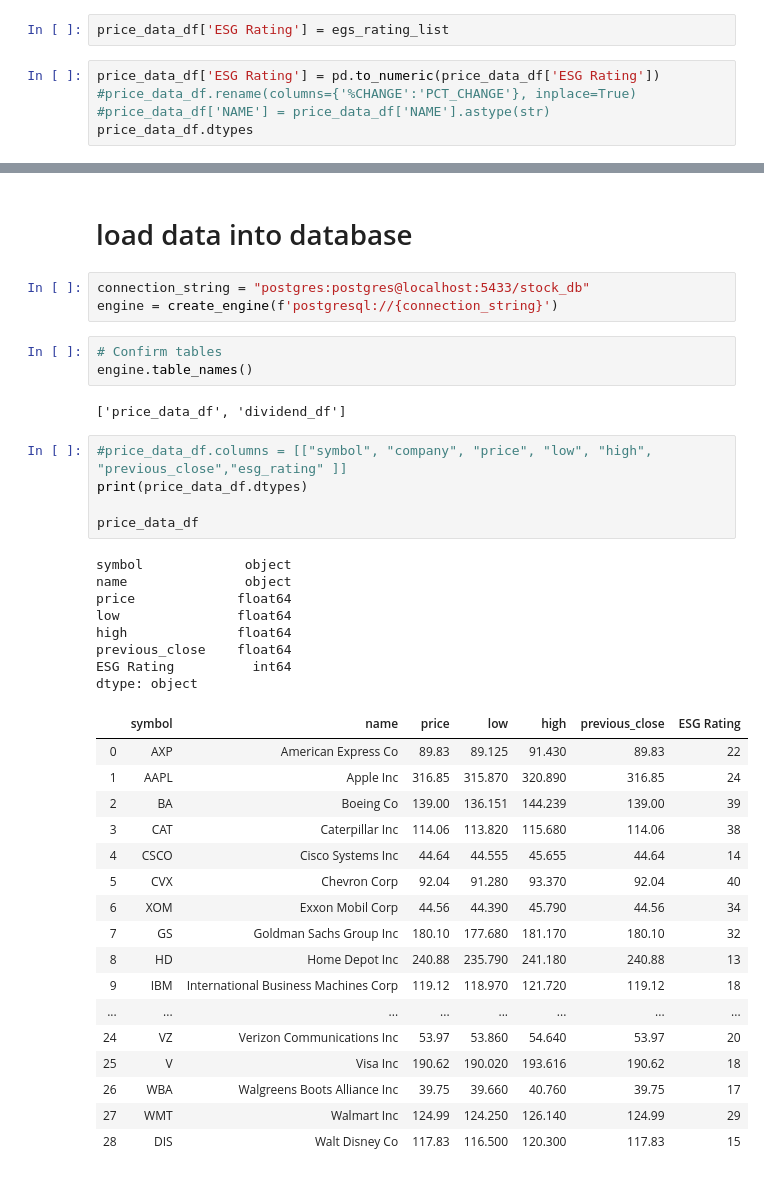
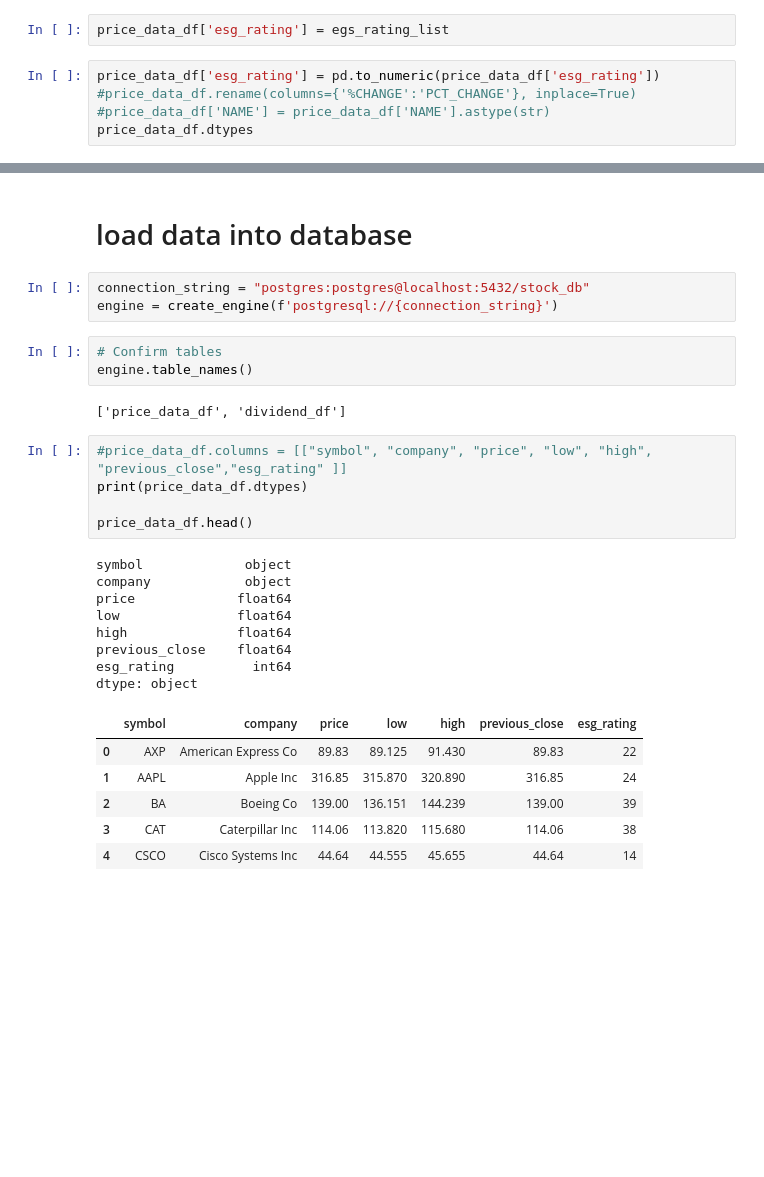
Before and after one commit to zhaoyun95/etl-of-dow-30-stocks-data, a Jupyter notebook: etl-project.ipynb, the cells around one changed output, grey strips where cells are left out. Saved outputs shown, nothing was run; the diff lists cells and outputs as text; blank space fills up the shorter version.

```diff
--- a/etl-project.ipynb
+++ b/etl-project.ipynb
@@ -184,9 +187,9 @@ egs_rating_list
  '29',
  '15']
 # %%
-price_data_df['ESG Rating'] = egs_rating_list
+price_data_df['esg_rating'] = egs_rating_list
 # %%
-price_data_df['ESG Rating'] = pd.to_numeric(price_data_df['ESG Rating'])
+price_data_df['esg_rating'] = pd.to_numeric(price_data_df['esg_rating'])
 #price_data_df.rename(columns={'%CHANGE':'PCT_CHANGE'}, inplace=True)
 #price_data_df['NAME'] = price_data_df['NAME'].astype(str)
 price_data_df.dtypes
@@ -222,7 +225,7 @@ price_data_df
 # %% [markdown]
 # load data into database
 # %%
-connection_string = "postgres:postgres@localhost:5433/stock_db"
+connection_string = "postgres:postgres@localhost:5432/stock_db"
 engine = create_engine(f'postgresql://{connection_string}')
 # %%
 # Confirm tables
@@ -232,33 +235,22 @@ engine.table_names()
 # %%
 #price_data_df.columns = [["symbol", "company", "price", "low", "high", "previous_close","esg_rating" ]]
 print(price_data_df.dtypes)
 
-price_data_df
+price_data_df.head()
 # %% [output]
 symbol             object
-name               object
+company            object
 price             float64
 low               float64
 high              float64
 previous_close    float64
-ESG Rating          int64
+esg_rating          int64
 dtype: object
-|  | symbol | name | price | low | high | previous_close | ESG Rating |
+|  | symbol | company | price | low | high | previous_close | esg_rating |
 | 0 | AXP | American Express Co | 89.83 | 89.125 | 91.430 | 89.83 | 22 |
 | 1 | AAPL | Apple Inc | 316.85 | 315.870 | 320.890 | 316.85 | 24 |
 | 2 | BA | Boeing Co | 139.00 | 136.151 | 144.239 | 139.00 | 39 |
 | 3 | CAT | Caterpillar Inc | 114.06 | 113.820 | 115.680 | 114.06 | 38 |
 | 4 | CSCO | Cisco Systems Inc | 44.64 | 44.555 | 45.655 | 44.64 | 14 |
-| 5 | CVX | Chevron Corp | 92.04 | 91.280 | 93.370 | 92.04 | 40 |
-| 6 | XOM | Exxon Mobil Corp | 44.56 | 44.390 | 45.790 | 44.56 | 34 |
-| 7 | GS | Goldman Sachs Group Inc | 180.10 | 177.680 | 181.170 | 180.10 | 32 |
-| 8 | HD | Home Depot Inc | 240.88 | 235.790 | 241.180 | 240.88 | 13 |
-| 9 | IBM | International Business Machines Corp | 119.12 | 118.970 | 121.720 | 119.12 | 18 |
-| ... | ... | ... | ... | ... | ... | ... | ... |
-| 24 | VZ | Verizon Communications Inc | 53.97 | 53.860 | 54.640 | 53.97 | 20 |
-| 25 | V | Visa Inc | 190.62 | 190.020 | 193.616 | 190.62 | 18 |
-| 26 | WBA | Walgreens Boots Alliance Inc | 39.75 | 39.660 | 40.760 | 39.75 | 17 |
-| 27 | WMT | Walmart Inc | 124.99 | 124.250 | 126.140 | 124.99 | 29 |
-| 28 | DIS | Walt Disney Co | 117.83 | 116.500 | 120.300 | 117.83 | 15 |
 # %%
 price_data_df.to_sql(name='price_data_df', con=engine, if_exists='append', index=False)
```
Also changed, not shown: parts of 13 cells of this notebook, 2 other files.
